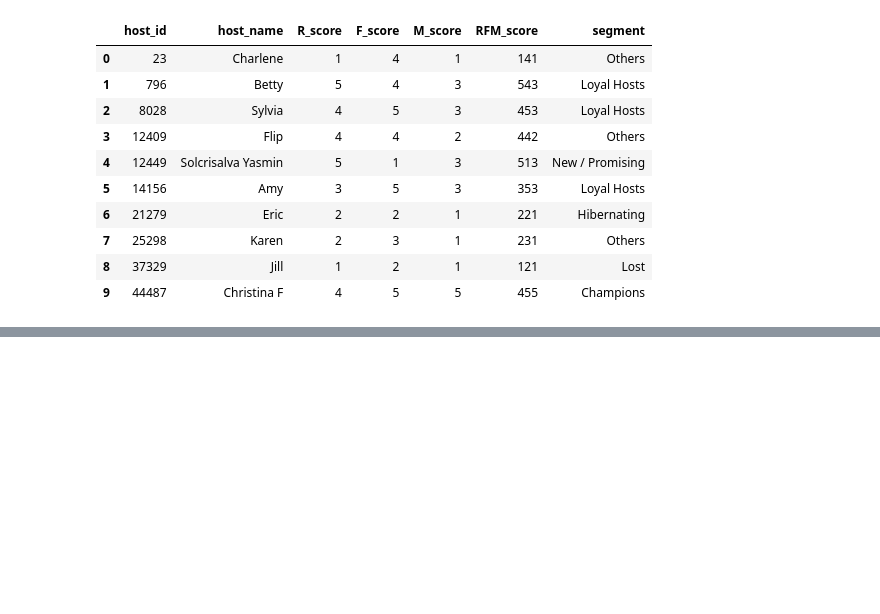
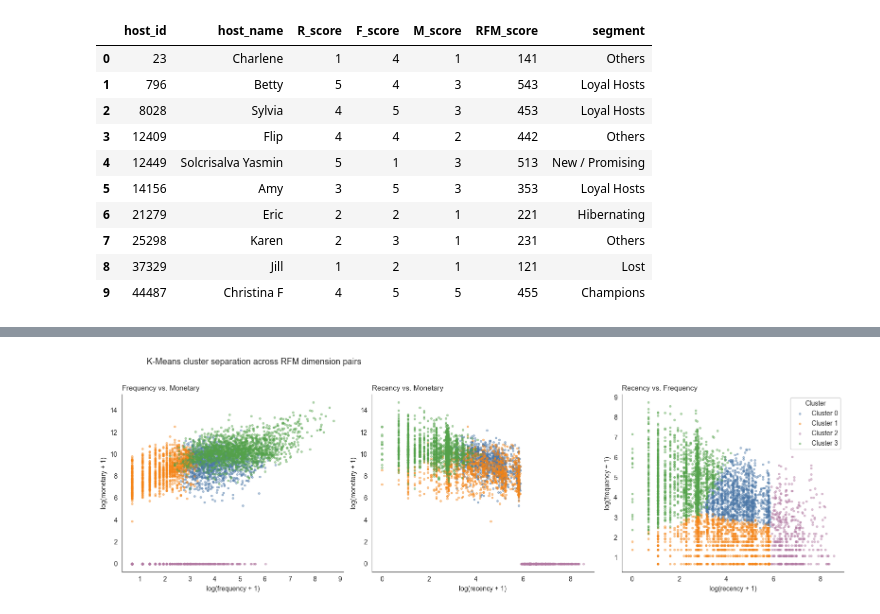
Before and after one commit to Cijan540/my-project-2-rfm-segmentation, a Jupyter notebook: rfm_analysis.ipynb, the cells around one changed output, grey strips where cells are left out. Saved outputs shown, nothing was run; the diff lists cells and outputs as text; code cells hidden in the pictures; blank space fills up the shorter version.

Commit message:
feat: complete Section 5 - K-Means clustering with log transformation iteration

```diff
--- a/rfm_analysis.ipynb
+++ b/rfm_analysis.ipynb
@@ -554,0 +994,39 @@ Segments assigned to 4,829 hosts
+# %%
+# Visualize the four clusters along the three RFM dimensions.
+# Pairwise scatter plots show how the clusters separate in feature space.
+# Log-transformed values are plotted to make the cluster structure visible —
+# the same transformation K-Means used to find the clusters.
+
+fig, axes = plt.subplots(1, 3, figsize=(16, 5))
+
+# Use a clear categorical palette for the 4 clusters
+palette = {0: '#4C78A8',   # Mid-Tier — blue
+           1: '#F58518',   # Casuals — orange
+           2: '#B279A2',   # Inactive — purple
+           3: '#54A24B'}   # Engine — green
+
+pairs = [('frequency', 'monetary',  'Frequency vs. Monetary'),
+         ('recency',   'monetary',  'Recency vs. Monetary'),
+         ('recency',   'frequency', 'Recency vs. Frequency')]
+
+for ax, (x_col, y_col, title) in zip(axes, pairs):
+    for cluster_id in sorted(rfm['cluster'].unique()):
+        subset = rfm[rfm['cluster'] == cluster_id]
+        ax.scatter(np.log1p(subset[x_col]),
+                   np.log1p(subset[y_col]),
+                   s=8, alpha=0.4,
+                   color=palette[cluster_id],
+                   label=f'Cluster {cluster_id}')
+    ax.set_title(title, fontsize=11, loc='left')
+    ax.set_xlabel(f'log({x_col} + 1)')
+    ax.set_ylabel(f'log({y_col} + 1)')
+
+axes[2].legend(title='Cluster', loc='upper right', framealpha=0.95)
+
+plt.suptitle('K-Means cluster separation across RFM dimension pairs',
+             fontsize=13, y=1.02, x=0.07, ha='left')
+plt.tight_layout()
+plt.savefig('outputs/fig_03_kmeans_clusters.png', dpi=150, bbox_inches='tight')
+plt.show()
+# %% [output]
+[figure, added]
```
Also changed, not shown: parts of 16 cells of this notebook, 1 other file.
